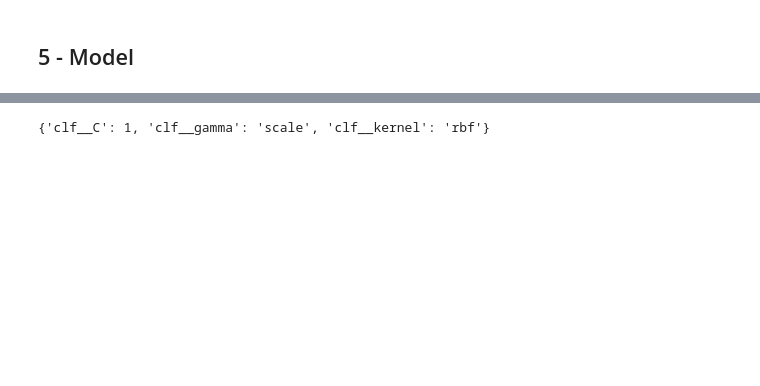
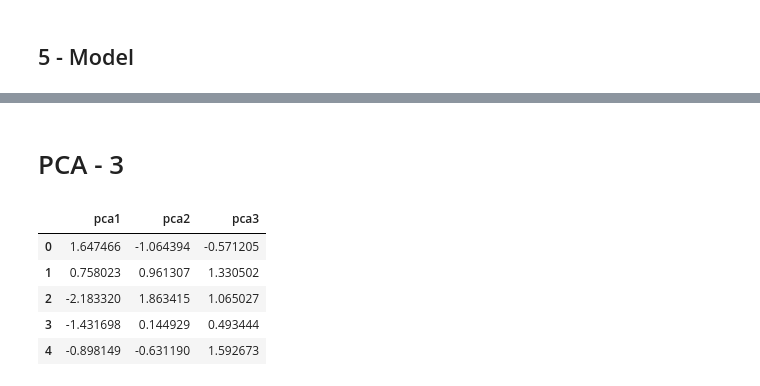
Before and after one commit to nngocson2002/Churn_Rate_Prediction, a Jupyter notebook: svm-lab.ipynb, the cells around one changed output, grey strips where cells are left out. Saved outputs shown, nothing was run; the diff lists cells and outputs as text; code cells hidden in the pictures; blank space fills up the shorter version.

```diff
--- a/svm-lab.ipynb
+++ b/svm-lab.ipynb
@@ -675,5 +665,3 @@ Classification report:
 weighted avg       0.77      0.75      0.74      9248
-# %%
-print(model.best_params_)
-# %% [output]
-{'clf__C': 1, 'clf__gamma': 'scale', 'clf__kernel': 'rbf'}
+# %% [markdown]
+# PCA - 3
@@ -679,0 +671,13 @@ print(model.best_params_)
+# %%
+from sklearn.decomposition import PCA
+pca = PCA(n_components=3)
+pca.fit(scaled_data)
+pca_df_3 = pd.DataFrame(pca.transform(scaled_data), columns=["pca1", "pca2","pca3"])
+pca_df_3.head()
+# %% [output]
+|  | pca1 | pca2 | pca3 |
+| 0 | 1.647466 | -1.064394 | -0.571205 |
+| 1 | 0.758023 | 0.961307 | 1.330502 |
+| 2 | -2.183320 | 1.863415 | 1.065027 |
+| 3 | -1.431698 | 0.144929 | 0.493444 |
+| 4 | -0.898149 | -0.631190 | 1.592673 |
```
Also changed, not shown: parts of 29 cells of this notebook.
